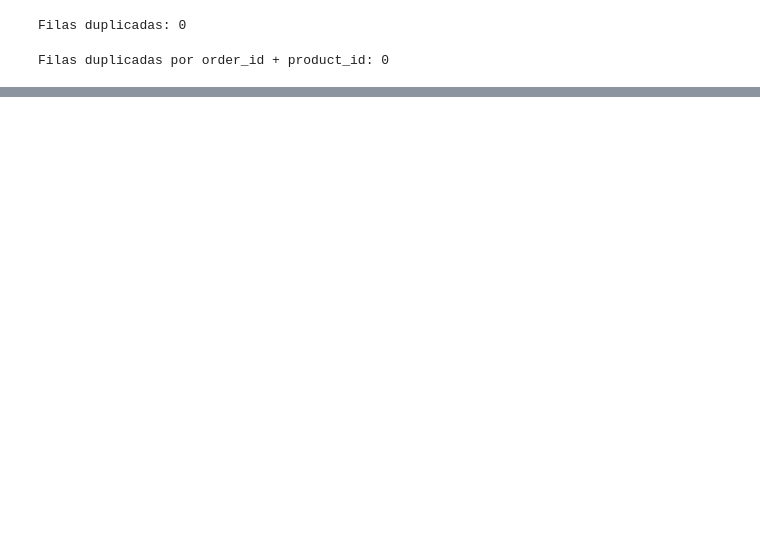
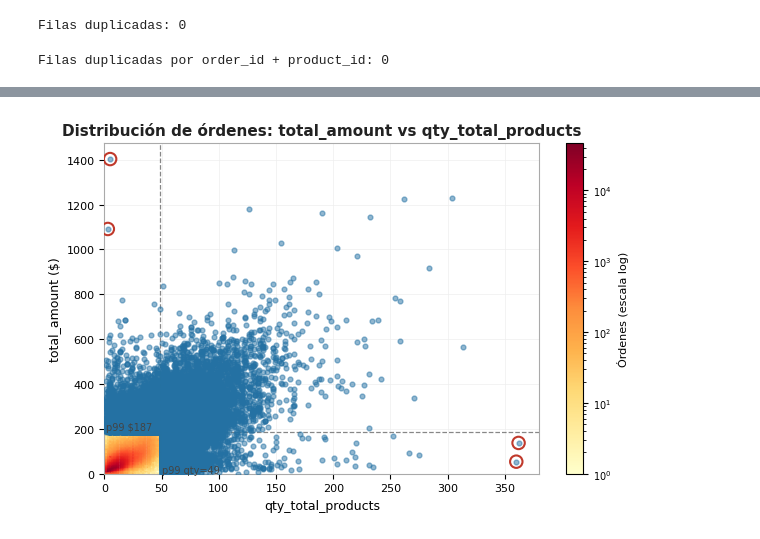
Before and after one commit to javiermagnone-lab/Javito, a Jupyter notebook: Taller_obligatorio_1.ipynb, the cells around one changed output, grey strips where cells are left out. Cells and saved outputs as stored; diff of their text form; code cells hidden in the pictures; blank space fills up the shorter version.

```diff
--- a/Taller_obligatorio_1.ipynb
+++ b/Taller_obligatorio_1.ipynb
@@ -225,0 +405,15 @@ df.head()
+# %%
+# Percentil 99 de total_amount y qty_total_products (Para mejorar visualización de graficos)
+
+df_ord = df.drop_duplicates('order_id')
+
+for col in ['total_amount', 'qty_total_products']:
+    s = df_ord[col]
+    p99 = s.quantile(0.99)
+    n_sobre = (s > p99).sum()
+    pct = n_sobre / len(s) * 100
+    print(f"{col}:")
+    print(f"  p99         = {p99:.1f}")
+    print(f"  sobre p99   = {n_sobre:,}  ({pct:.2f}%)")
+    print(f"  máximo      = {s.max():.1f}")
+    print()
@@ -225,0 +455,66 @@ df.head()
+# %%
+#Realizo grafico total_amount con qty_total_products.  Desde p99 para hacer enfasis en los comportamientos mas altos.
+
+p99_amount = df_ord['total_amount'].quantile(0.99)
+p99_qty    = df_ord['qty_total_products'].quantile(0.99)
+p50_qty    = df_ord['qty_total_products'].quantile(0.50)
+
+# Masa: dentro del p99 en ambas dimensiones
+df_bulk = df_ord[(df_ord['total_amount'] <= p99_amount) & (df_ord['qty_total_products'] <= p99_qty)]
+
+# Extremos: sobre p99 en al menos una dimensión
+df_ext = df_ord[(df_ord['total_amount'] > p99_amount) | (df_ord['qty_total_products'] > p99_qty)]
+
+# 4 puntos anómalos
+anomalos_precio = df_ord[df_ord['qty_total_products'] < p50_qty].nlargest(2, 'total_amount')
+anomalos_qty    = df_ord[df_ord['qty_total_products'] > 350].nsmallest(2, 'total_amount')
+anomalos = pd.concat([anomalos_precio, anomalos_qty])
+
+fig, ax = plt.subplots(figsize=(6.3, 4.2), facecolor='white')
+
+hb = ax.hexbin(
+    df_bulk['qty_total_products'],
+    df_bulk['total_amount'],
+    gridsize=50,
+    bins='log',
+    cmap='YlOrRd',
+    mincnt=1,
+)
+
+cb = fig.colorbar(hb, ax=ax)
+cb.set_label('Órdenes (escala log)', fontsize=8)
+cb.ax.tick_params(labelsize=7)
+
+ax.scatter(df_ext['qty_total_products'], df_ext['total_amount'],
+           color='#2471A3', s=12, alpha=0.5, zorder=3)
+
+# Círculo rojo hueco sobre los 4 anómalos
+ax.scatter(anomalos['qty_total_products'], anomalos['total_amount'],
+           facecolors='none', edgecolors='#C0392B', linewidths=1.5, s=80, zorder=6)
+
+ax.axvline(p99_qty,    color='#555555', linewidth=0.9, linestyle='--', alpha=0.7)
+ax.axhline(p99_amount, color='#555555', linewidth=0.9, linestyle='--', alpha=0.7)
+ax.text(p99_qty + 1,  5, f'p99 qty={p99_qty:.0f}',  fontsize=7, color='#444444')
+ax.text(1, p99_amount + 8, f'p99 ${p99_amount:.0f}', fontsize=7, color='#444444')
+
+ax.set_xlim(0, df_ord['qty_total_products'].max() * 1.05)
+ax.set_ylim(0, df_ord['total_amount'].max() * 1.05)
+ax.set_xlabel('qty_total_products', fontsize=9)
+ax.set_ylabel('total_amount ($)', fontsize=9)
+ax.set_title('Distribución de órdenes: total_amount vs qty_total_products',
+             fontsize=11, fontweight='bold', color='#222222')
+
+for lbl in ax.get_xticklabels() + ax.get_yticklabels():
+    lbl.set_fontsize(8)
+
+ax.set_facecolor('white')
+ax.grid(color='#EEEEEE', linewidth=0.5)
+for spine in ax.spines.values():
+    spine.set_edgecolor('#AAAAAA')
+    spine.set_linewidth(0.8)
+
+plt.tight_layout()
+plt.savefig('hexbin_amount_qty.png', dpi=300, bbox_inches='tight', facecolor='white')
+plt.show()
+# %% [output]
+[figure, added]
```
Also changed, not shown: parts of 32 cells of this notebook.
